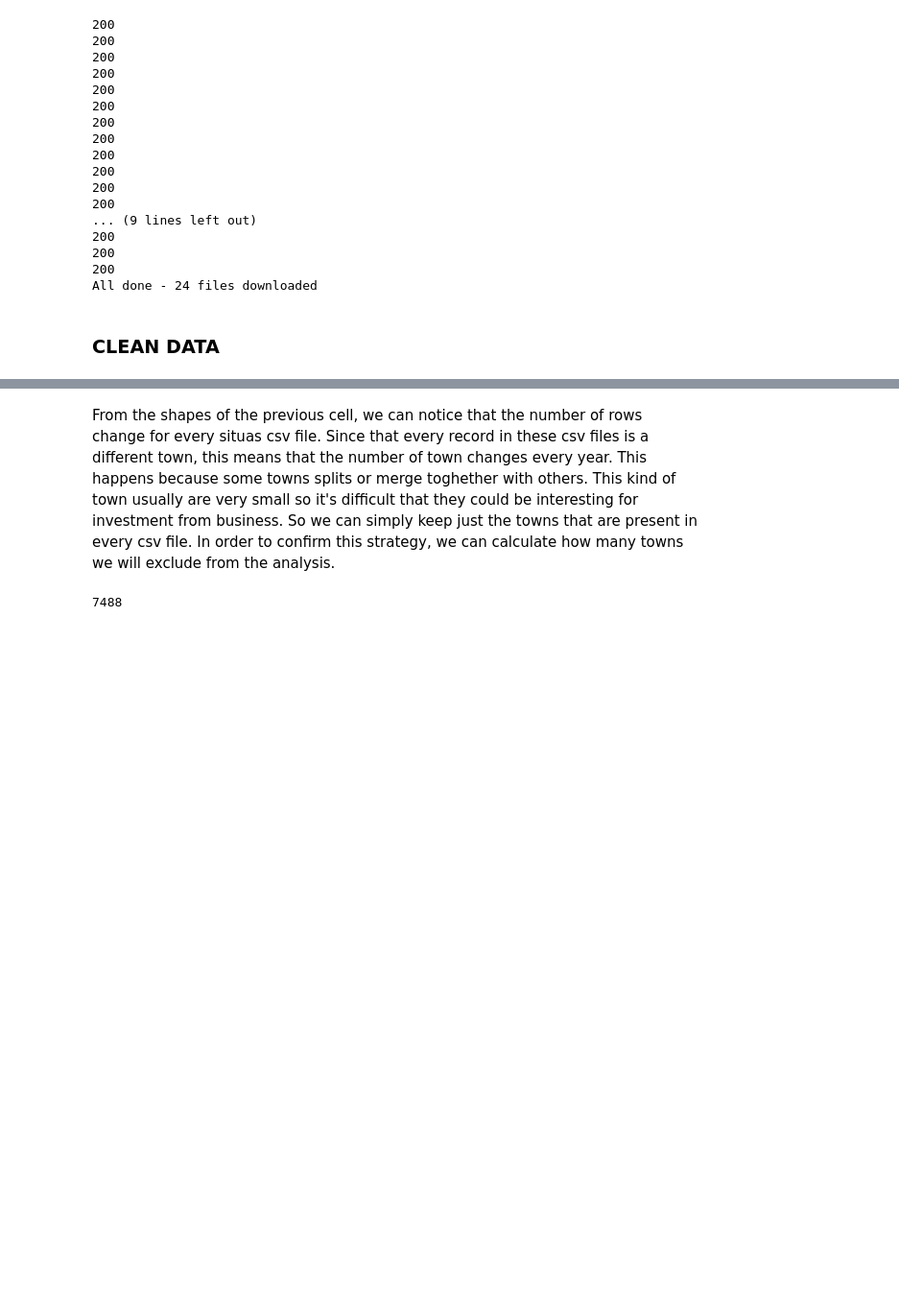
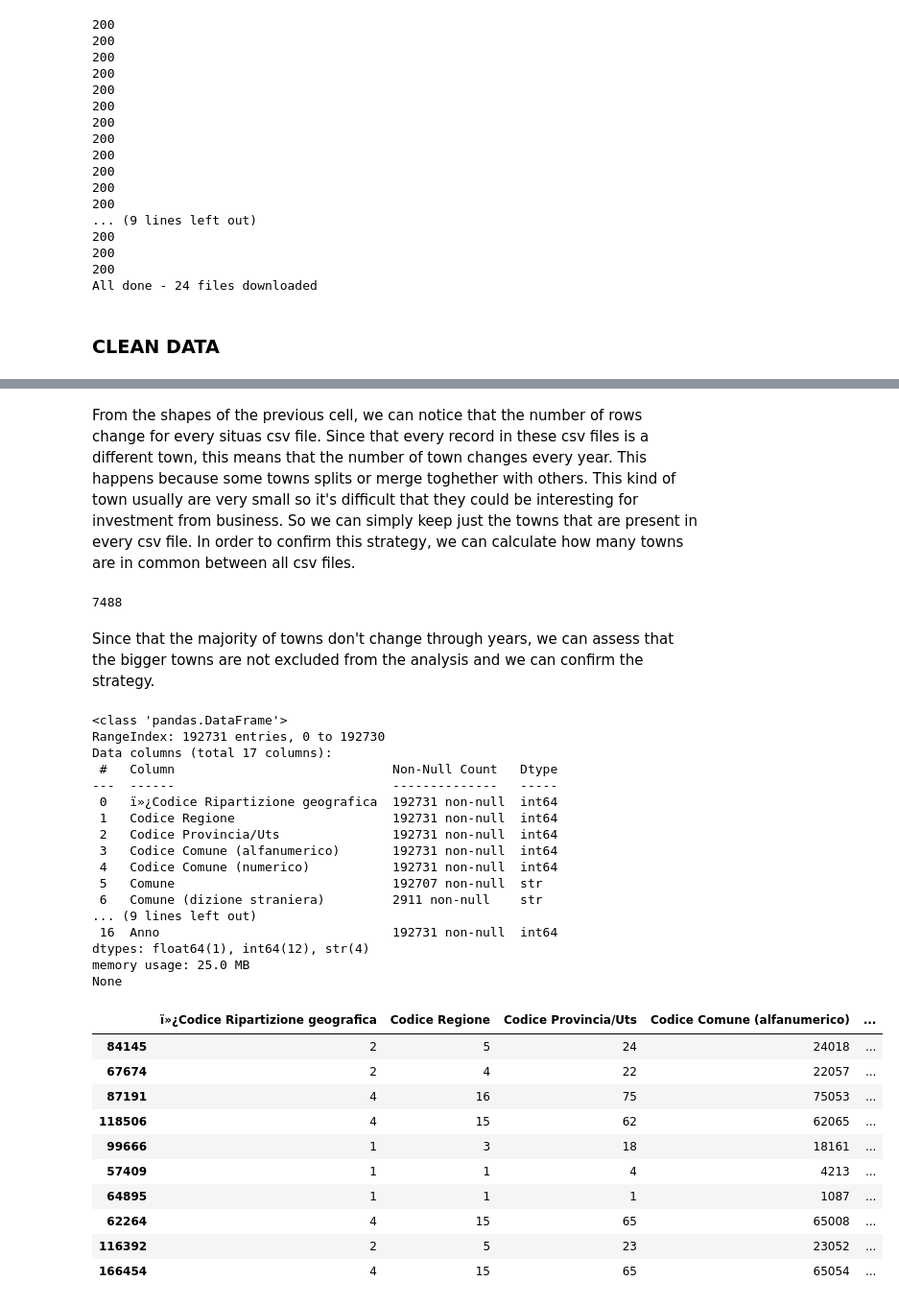
Before and after one commit to Aaronstriker/Final-Project-master-boolean-Data-Analytics, a Jupyter notebook: main_notebook.ipynb, the cells around one changed output, grey strips where cells are left out. Shown at 96% size. Cells and saved outputs as stored; diff of their text form; code cells hidden in the pictures; blank space fills up the shorter version.

Commit message:
Finished cleaning situas data

```diff
--- a/main_notebook.ipynb
+++ b/main_notebook.ipynb
@@ -118,3 +117,3 @@ Year 2012: (8092, 17)
 # %% [markdown]
-From the shapes of the previous cell, we can notice that the number of rows change for every situas csv file. Since that every record in these csv files is a different town, this means that the number of town changes every year. This happens because some towns splits or merge toghether with others. This kind of town usually are very small so it's difficult that they could be interesting for investment from business. So we can simply keep just the towns that are present in every csv file. In order to confirm this strategy, we can calculate how many towns we will exclude from the analysis.
+From the shapes of the previous cell, we can notice that the number of rows change for every situas csv file. Since that every record in these csv files is a different town, this means that the number of town changes every year. This happens because some towns splits or merge toghether with others. This kind of town usually are very small so it's difficult that they could be interesting for investment from business. So we can simply keep just the towns that are present in every csv file. In order to confirm this strategy, we can calculate how many towns are in common between all csv files.
 # %%
@@ -124,2 +129,36 @@ print(len(comuni_comuni_a_tutti))
 # %% [output]
 7488
+# %% [markdown]
+Since that the majority of towns don't change through years, we can assess that the bigger towns are not excluded from the analysis and we can confirm the strategy.
+# %%
+print(situas_df.info())
+situas_df.sample(10)
+# %% [output]
+<class 'pandas.DataFrame'>
+RangeIndex: 192731 entries, 0 to 192730
+Data columns (total 17 columns):
+ #   Column                             Non-Null Count   Dtype
+---  ------                             --------------   -----
+ 0   ï»¿Codice Ripartizione geografica  192731 non-null  int64
+ 1   Codice Regione                     192731 non-null  int64
+ 2   Codice Provincia/Uts               192731 non-null  int64
+ 3   Codice Comune (alfanumerico)       192731 non-null  int64
+ 4   Codice Comune (numerico)           192731 non-null  int64
+ 5   Comune                             192707 non-null  str
+ 6   Comune (dizione straniera)         2911 non-null    str
+... (9 lines left out)
+ 16  Anno                               192731 non-null  int64
+dtypes: float64(1), int64(12), str(4)
+memory usage: 25.0 MB
+None
+|  | ï»¿Codice Ripartizione geografica | Codice Regione | Codice Provincia/Uts | Codice Comune (alfanumerico) | ... |
+| 84145 | 2 | 5 | 24 | 24018 | ... |
+| 67674 | 2 | 4 | 22 | 22057 | ... |
+| 87191 | 4 | 16 | 75 | 75053 | ... |
+| 118506 | 4 | 15 | 62 | 62065 | ... |
+| 99666 | 1 | 3 | 18 | 18161 | ... |
+| 57409 | 1 | 1 | 4 | 4213 | ... |
+| 64895 | 1 | 1 | 1 | 1087 | ... |
+| 62264 | 4 | 15 | 65 | 65008 | ... |
+| 116392 | 2 | 5 | 23 | 23052 | ... |
+| 166454 | 4 | 15 | 65 | 65054 | ... |
```
Also changed, not shown: parts of 10 cells of this notebook, 2 other files.
